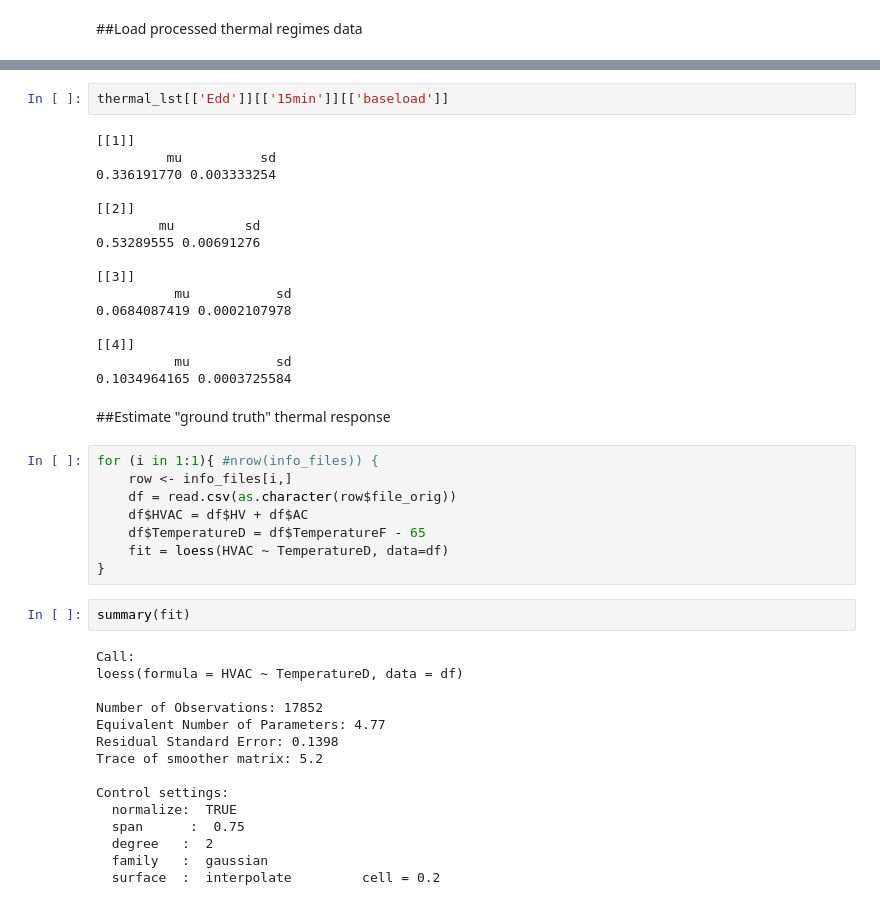
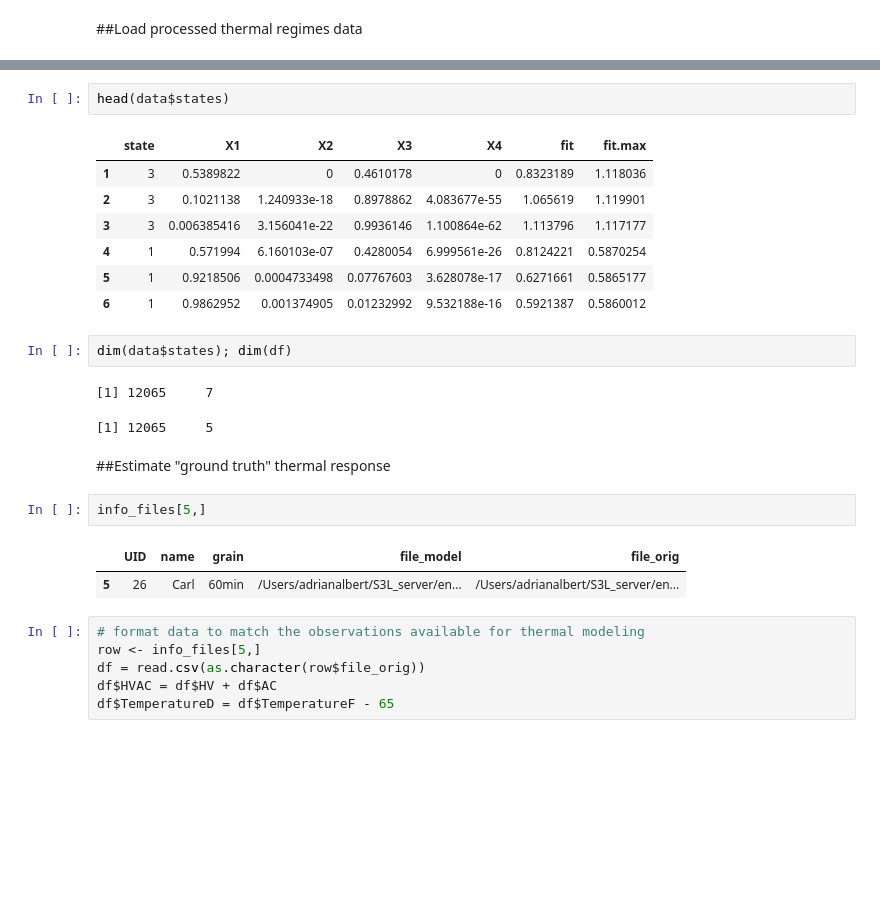
Before and after one commit to adrianalbert/EnergyAnalytics, a Jupyter notebook: batch/pecan/Pecan Validation Analysis.ipynb, the cells around one changed output, grey strips where cells are left out. Drawn from its saved outputs; the diff is of its cells as text; blank space fills up the shorter version.

```diff
--- a/batch/pecan/Pecan Validation Analysis.ipynb
+++ b/batch/pecan/Pecan Validation Analysis.ipynb
@@ -218,46 +165,29 @@ names(thermal_lst)
-# %%
-thermal_lst[['Edd']][['15min']][['baseload']]
-# %% [output]
-[[1]]
-         mu          sd
-0.336191770 0.003333254
-
-[[2]]
-        mu         sd
-0.53289555 0.00691276
-
-[[3]]
-          mu           sd
-0.0684087419 0.0002107978
-
-[[4]]
-          mu           sd
-0.1034964165 0.0003725584
+# %%
+head(data$states)
+# %% [output]
+|  | state | X1 | X2 | X3 | X4 | fit | fit.max |
+| 1 | 3 | 0.5389822 | 0 | 0.4610178 | 0 | 0.8323189 | 1.118036 |
+| 2 | 3 | 0.1021138 | 1.240933e-18 | 0.8978862 | 4.083677e-55 | 1.065619 | 1.119901 |
+| 3 | 3 | 0.006385416 | 3.156041e-22 | 0.9936146 | 1.100864e-62 | 1.113796 | 1.117177 |
+| 4 | 1 | 0.571994 | 6.160103e-07 | 0.4280054 | 6.999561e-26 | 0.8124221 | 0.5870254 |
+| 5 | 1 | 0.9218506 | 0.0004733498 | 0.07767603 | 3.628078e-17 | 0.6271661 | 0.5865177 |
+| 6 | 1 | 0.9862952 | 0.001374905 | 0.01232992 | 9.532188e-16 | 0.5921387 | 0.5860012 |
+# %%
+dim(data$states); dim(df)
+# %% [output]
+[1] 12065     7
+[1] 12065     5
 # %% [markdown]
 ##Estimate "ground truth" thermal response
+# %%
+info_files[5,]
+# %% [output]
+|  | UID | name | grain | file_model | file_orig |
+| 5 | 26 | Carl | 60min | /Users/adrianalbert/S3L_server/en... | /Users/adrianalbert/S3L_server/en... |
 # %%
-for (i in 1:1){ #nrow(info_files)) {
-    row <- info_files[i,]
-    df = read.csv(as.character(row$file_orig))
-    df$HVAC = df$HV + df$AC
-    df$TemperatureD = df$TemperatureF - 65
-    fit = loess(HVAC ~ TemperatureD, data=df)
-}
+# format data to match the observations available for thermal modeling
+row <- info_files[5,]
+df = read.csv(as.character(row$file_orig))
+df$HVAC = df$HV + df$AC
+df$TemperatureD = df$TemperatureF - 65
-# %%
-summary(fit)
-# %% [output]
-Call:
-loess(formula = HVAC ~ TemperatureD, data = df)
-
-Number of Observations: 17852
-Equivalent Number of Parameters: 4.77
-Residual Standard Error: 0.1398
-Trace of smoother matrix: 5.2
-
-Control settings:
-  normalize:  TRUE
-  span      :  0.75
-  degree   :  2
-  family   :  gaussian
-  surface  :  interpolate         cell = 0.2
 # %%
```
Also changed, not shown: parts of 19 cells of this notebook, 5 other files.
